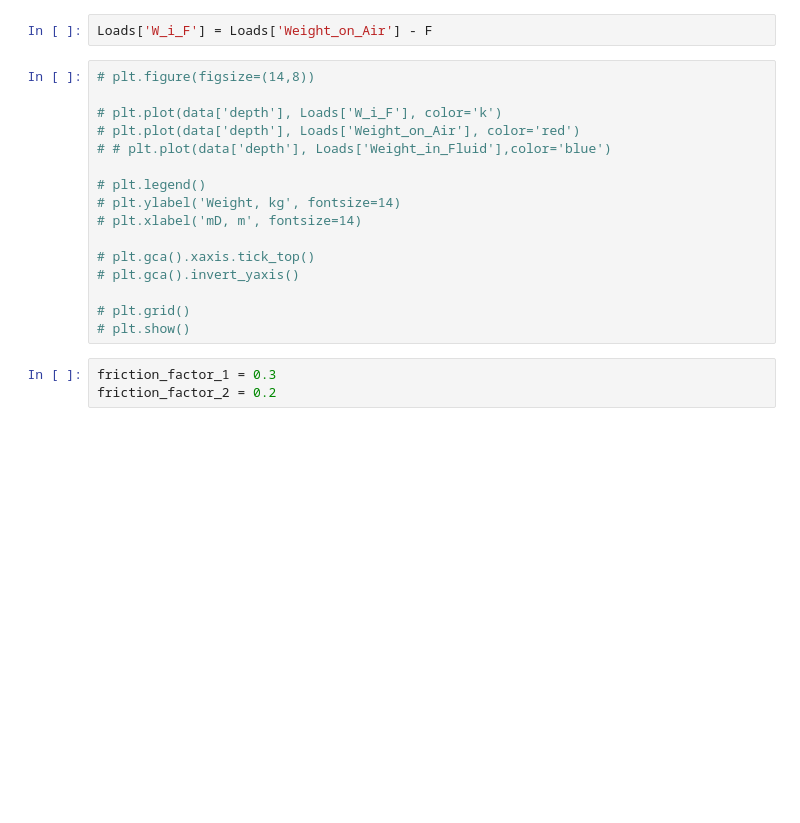
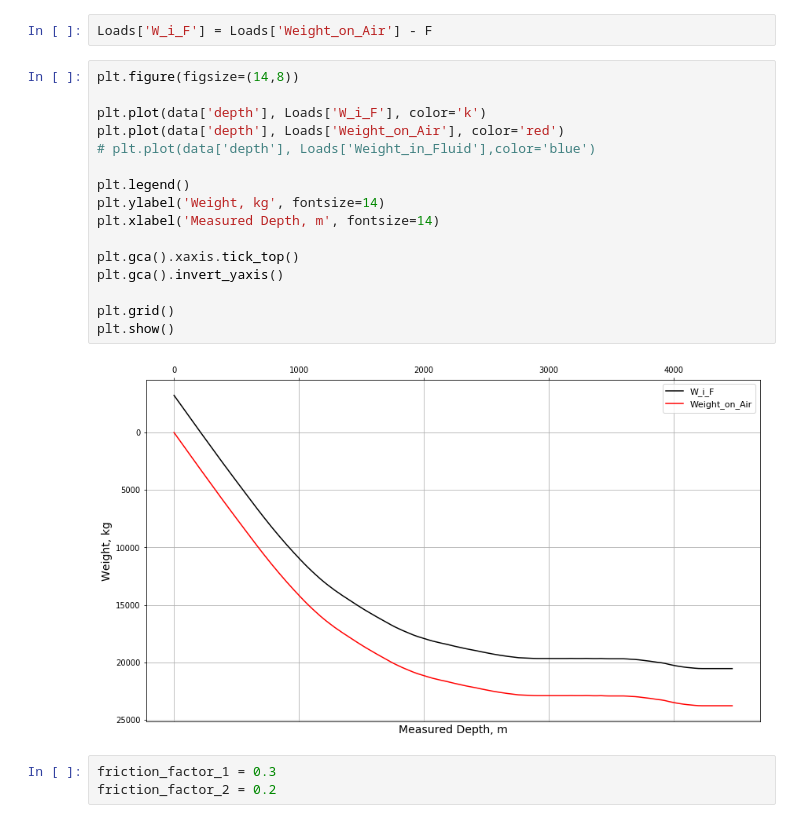
Before and after one commit to Dmitry1973/Repository_local, a Jupyter notebook: DD_survey_3d_plot.ipynb, the cells around one changed output. Saved outputs shown, nothing was run; the diff lists cells and outputs as text; blank space fills up the shorter version.

```diff
--- a/DD_survey_3d_plot.ipynb
+++ b/DD_survey_3d_plot.ipynb
@@ -103,21 +103,23 @@ Loads['Weight_on_Air'] = Loads['TVD'] * specific_weight
 # %%
 Loads['W_i_F'] = Loads['Weight_on_Air'] - F
 # %%
-# plt.figure(figsize=(14,8))
+plt.figure(figsize=(14,8))
 
-# plt.plot(data['depth'], Loads['W_i_F'], color='k')
-# plt.plot(data['depth'], Loads['Weight_on_Air'], color='red')
-# # plt.plot(data['depth'], Loads['Weight_in_Fluid'],color='blue')
+plt.plot(data['depth'], Loads['W_i_F'], color='k')
+plt.plot(data['depth'], Loads['Weight_on_Air'], color='red')
+# plt.plot(data['depth'], Loads['Weight_in_Fluid'],color='blue')
 
-# plt.legend()
-# plt.ylabel('Weight, kg', fontsize=14)
-# plt.xlabel('mD, m', fontsize=14)
+plt.legend()
+plt.ylabel('Weight, kg', fontsize=14)
+plt.xlabel('Measured Depth, m', fontsize=14)
 
-# plt.gca().xaxis.tick_top()
-# plt.gca().invert_yaxis()
+plt.gca().xaxis.tick_top()
+plt.gca().invert_yaxis()
 
-# plt.grid()
-# plt.show()
+plt.grid()
+plt.show()
+# %% [output]
+[figure, added]
 # %%
 friction_factor_1 = 0.3
 friction_factor_2 = 0.2
```
Also changed, not shown: parts of 4 cells of this notebook.
